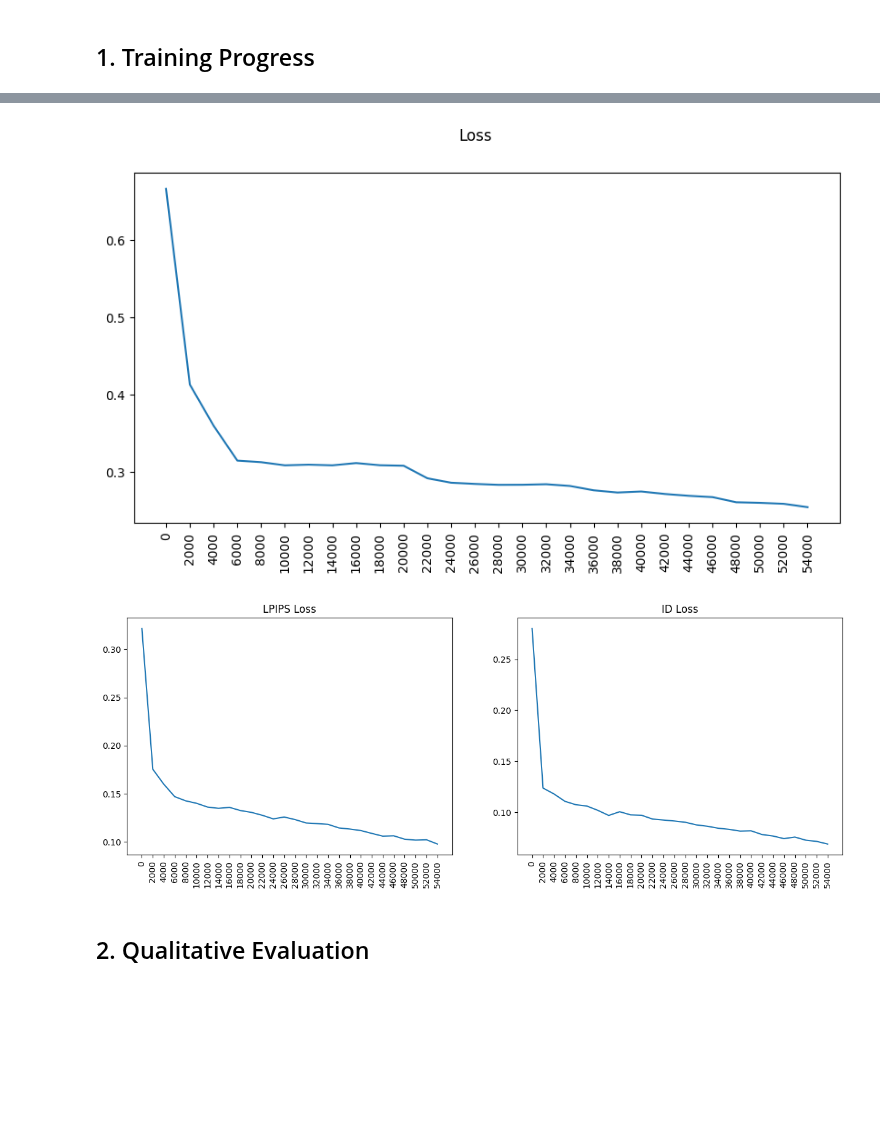
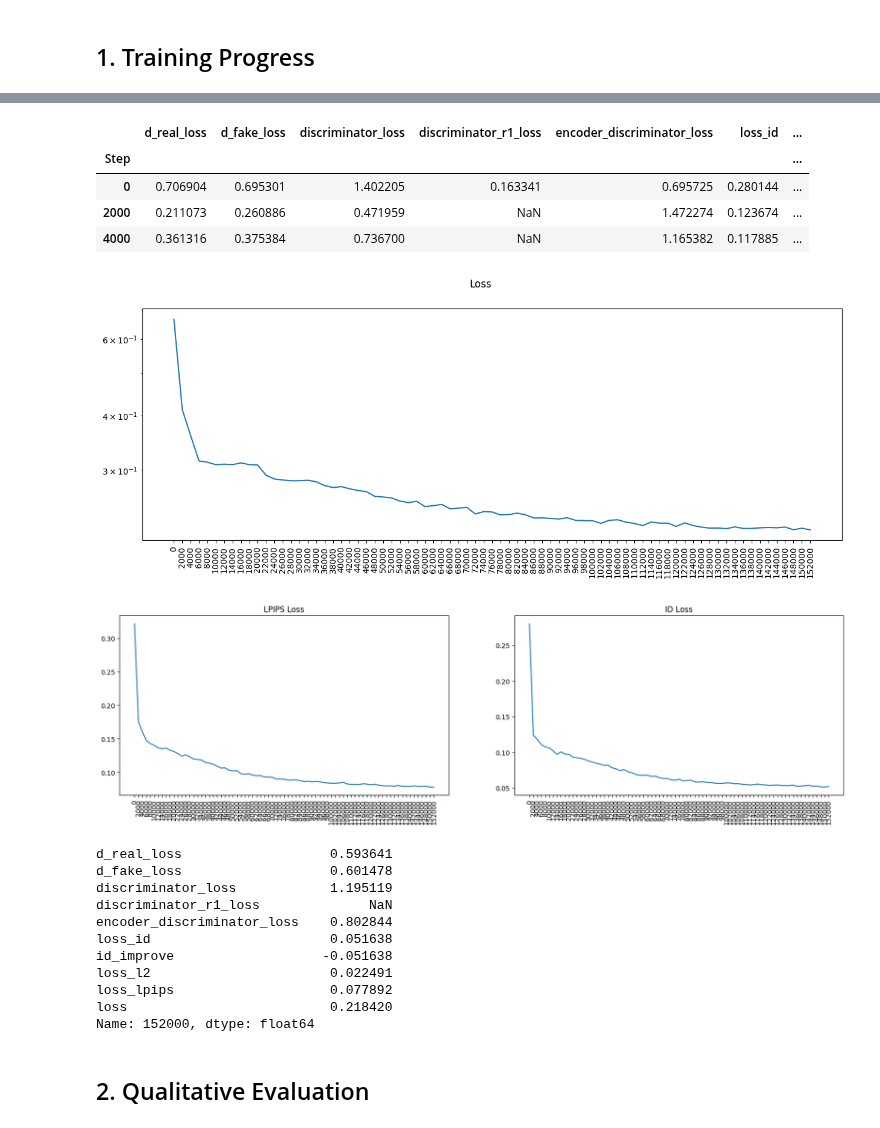
Before and after one commit to MGenschow/Thesis, a Jupyter notebook: 2_Inversion/e4e/3_evaluation.ipynb, the cells around one changed output, grey strips where cells are left out. Saved outputs shown, nothing was run; the diff lists cells and outputs as text; code cells hidden in the pictures; blank space fills up the shorter version.

```diff
--- a/2_Inversion/e4e/3_evaluation.ipynb
+++ b/2_Inversion/e4e/3_evaluation.ipynb
@@ -17,19 +18,21 @@ current_wd = os.getcwd()
 # %%
 model_out_dir = f"{DATA_PATH}/Models/e4e/00005_snapshot_1200"
 log_path = f"{model_out_dir}/checkpoints/timestamp.txt"
+log_path_resume = f"{model_out_dir}/setup/checkpoints/timestamp.txt"
 # %%
-with open(log_path, 'rb') as f:
-    lines = f.readlines()
-data = []
-for i in range(0, len(lines), 2):
-    if b'**Best**' in lines[i]:
-        continue
-    step_number = int(lines[i].decode().split('-')[1].strip().strip(','))
-    values = ast.literal_eval(lines[i+1].decode().strip())
-    values['Step'] = step_number
-    data.append(values)
+def read_timestamp_file(path):
+    with open(path, 'rb') as f:
+        lines = f.readlines()
+    data = []
+    for i in range(0, len(lines), 2):
+        if b'**Best**' in lines[i]:
+            continue
+        step_number = int(lines[i].decode().split('-')[1].strip().strip(','))
+        values = ast.literal_eval(lines[i+1].decode().strip())
+        values['Step'] = step_number
+        data.append(values)
 
-df = pd.DataFrame(data)
-df.set_index('Step', inplace=True)
-df = df[df.columns.drop(list(df.filter(regex='delta')))]
-df.head(3)
+    df = pd.DataFrame(data)
+    df.set_index('Step', inplace=True)
+    df = df[df.columns.drop(list(df.filter(regex='delta')))]
+    return df
@@ -42,14 +39,27 @@ df.head(3)
+# %%
+first_training = read_timestamp_file(log_path)
+resume = read_timestamp_file(log_path_resume)
+
+df = pd.concat([first_training, resume])
+df.head(3)
+# %% [output]
+|  | d_real_loss | d_fake_loss | discriminator_loss | discriminator_r1_loss | encoder_discriminator_loss | loss_id | ... |
+| Step |  |  |  |  |  |  | ... |
+| 0 | 0.706904 | 0.695301 | 1.402205 | 0.163341 | 0.695725 | 0.280144 | ... |
+| 2000 | 0.211073 | 0.260886 | 0.471959 | NaN | 1.472274 | 0.123674 | ... |
+| 4000 | 0.361316 | 0.375384 | 0.736700 | NaN | 1.165382 | 0.117885 | ... |
 # %%
-fig, ax = plt.subplots(figsize = (10,5))
+fig, ax = plt.subplots(figsize = (15,5))
 plt.xticks(df.index)
 ax.set_xticklabels(df.index, rotation=90)
+plt.yscale('log')
 plt.plot(df.loss)
 fig.suptitle('Loss')
 plt.show()
 # %% [output]
-[figure, old version]
+[figure, new version]
 # %%
-fig, ax = plt.subplots(1,2, figsize = (15,5))
+fig, ax = plt.subplots(1,2, figsize = (20,5))
 ax[0].plot(df.loss_lpips)
 ax[0].set_title('LPIPS Loss')
 ax[0].set_xticks(df.index)
@@ -61,7 +71,21 @@ ax[1].set_xticks(df.index)
 ax[1].set_xticklabels(df.index, rotation=90)
 plt.show()
 # %% [output]
-[figure, old version]
+[figure, new version]
+# %%
+df.iloc[df.loss.argmin()]
+# %% [output]
+d_real_loss                   0.593641
+d_fake_loss                   0.601478
+discriminator_loss            1.195119
+discriminator_r1_loss              NaN
+encoder_discriminator_loss    0.802844
+loss_id                       0.051638
+id_improve                   -0.051638
+loss_l2                       0.022491
+loss_lpips                    0.077892
+loss                          0.218420
+Name: 152000, dtype: float64
 # %% [markdown]
 ## 2. Qualitative Evaluation
 # %%
```
Also changed, not shown: parts of 5 cells of this notebook, 4 other files.
